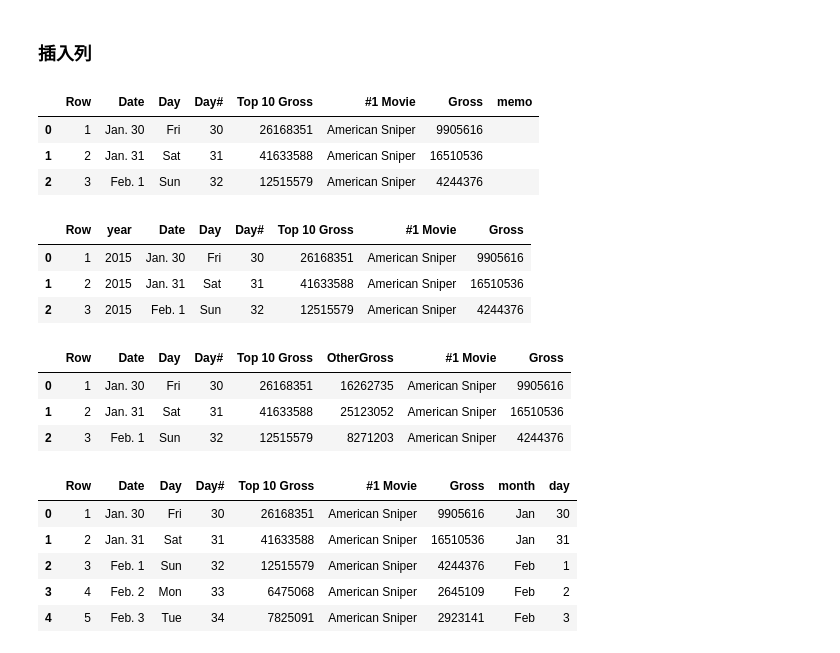
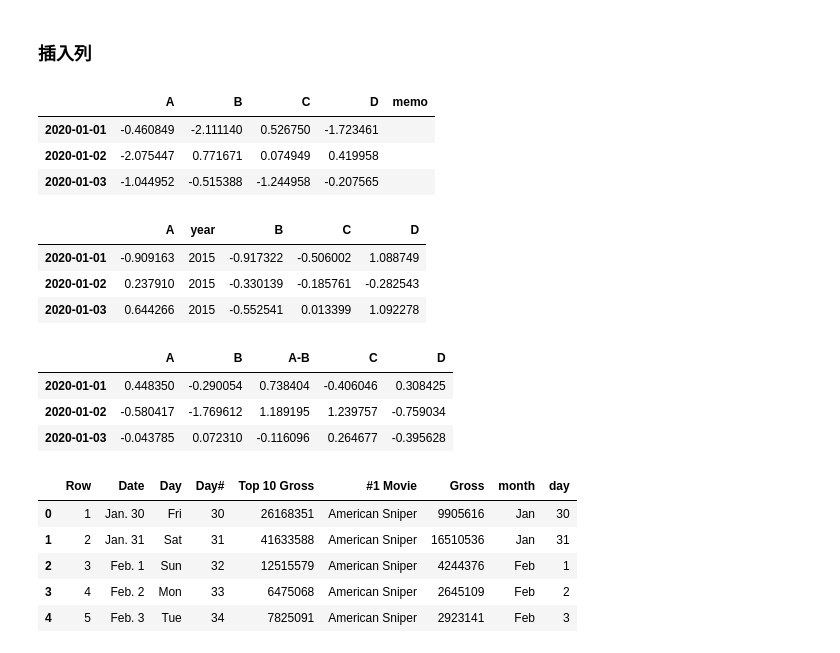
Before and after one commit to dormouse/notes, a Jupyter notebook: source/pandas/pandas_note.ipynb, the cells around one changed output. Drawn from its saved outputs; the diff is of its cells as text; code cells hidden in the pictures.

```diff
--- a/source/pandas/pandas_note.ipynb
+++ b/source/pandas/pandas_note.ipynb
@@ -788,35 +786,35 @@ object :         Date,Day,#1 Movie
 # %% [markdown]
 ### 插入列
 # %%
-df = df_movies.copy()
+df = get_random_df()
 # 方式一：在末尾添加
 df['memo'] = pd.Series('', index=df.index)
 df.head(3)
 # %% [output]
-|  | Row | Date | Day | Day# | Top 10 Gross | #1 Movie | Gross | memo |
-| 0 | 1 | Jan. 30 | Fri | 30 | 26168351 | American Sniper | 9905616 |  |
-| 1 | 2 | Jan. 31 | Sat | 31 | 41633588 | American Sniper | 16510536 |  |
-| 2 | 3 | Feb. 1 | Sun | 32 | 12515579 | American Sniper | 4244376 |  |
+|  | A | B | C | D | memo |
+| 2020-01-01 | -0.460849 | -2.111140 | 0.526750 | -1.723461 |  |
+| 2020-01-02 | -2.075447 | 0.771671 | 0.074949 | 0.419958 |  |
+| 2020-01-03 | -1.044952 | -0.515388 | -1.244958 | -0.207565 |  |
 # %%
 # 方式二：在中间插入
-df = df_movies.copy()
+df = get_random_df()
 df.insert(loc=1, column=u'year', value=u'2015')
 df.head(3)
 # %% [output]
-|  | Row | year | Date | Day | Day# | Top 10 Gross | #1 Movie | Gross |
-| 0 | 1 | 2015 | Jan. 30 | Fri | 30 | 26168351 | American Sniper | 9905616 |
-| 1 | 2 | 2015 | Jan. 31 | Sat | 31 | 41633588 | American Sniper | 16510536 |
-| 2 | 3 | 2015 | Feb. 1 | Sun | 32 | 12515579 | American Sniper | 4244376 |
+|  | A | year | B | C | D |
+| 2020-01-01 | -0.909163 | 2015 | -0.917322 | -0.506002 | 1.088749 |
+| 2020-01-02 | 0.237910 | 2015 | -0.330139 | -0.185761 | -0.282543 |
+| 2020-01-03 | 0.644266 | 2015 | -0.552541 | 0.013399 | 1.092278 |
 # %%
 # 根据现有值生成一个新的列
-df = df_movies.copy()
-df.insert(loc = 5 , column=u'OtherGross', value=df[u'Top 10 Gross'] - df[u'Gross'])
+df = get_random_df()
+df.insert(loc = 2 , column='A-B', value=df['A'] - df['B'])
 df.head(3)
 # %% [output]
-|  | Row | Date | Day | Day# | Top 10 Gross | OtherGross | #1 Movie | Gross |
-| 0 | 1 | Jan. 30 | Fri | 30 | 26168351 | 16262735 | American Sniper | 9905616 |
-| 1 | 2 | Jan. 31 | Sat | 31 | 41633588 | 25123052 | American Sniper | 16510536 |
-| 2 | 3 | Feb. 1 | Sun | 32 | 12515579 | 8271203 | American Sniper | 4244376 |
+|  | A | B | A-B | C | D |
+| 2020-01-01 | 0.448350 | -0.290054 | 0.738404 | -0.406046 | 0.308425 |
+| 2020-01-02 | -0.580417 | -1.769612 | 1.189195 | 1.239757 | -0.759034 |
+| 2020-01-03 | -0.043785 | 0.072310 | -0.116096 | 0.264677 | -0.395628 |
 # %%
 # 根据现有值生成多个新的列
 df = df_movies.copy()
```
Also changed, not shown: parts of 49 cells of this notebook, 1 other file.
